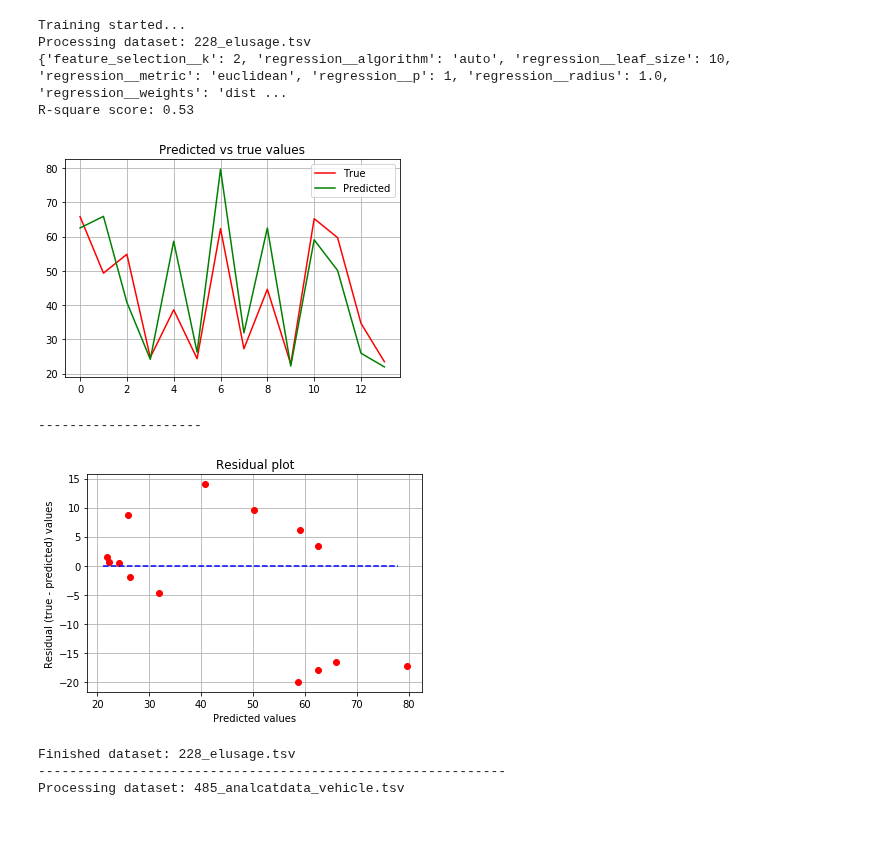
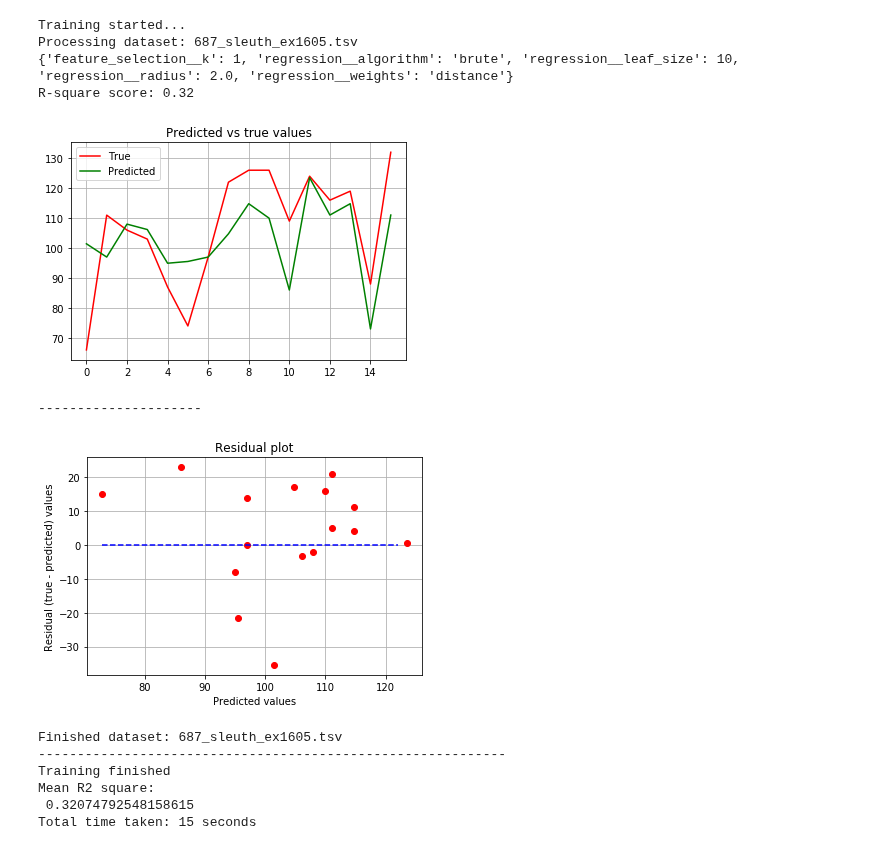
Before and after one commit to anuprulez/pmlb_regression, a Jupyter notebook: analyze_regression_RadiusNeighboursRegressor.ipynb, the cells around one changed output. Drawn from its saved outputs; the diff is of its cells as text; code cells hidden in the pictures.

```diff
--- a/analyze_regression_RadiusNeighboursRegressor.ipynb
+++ b/analyze_regression_RadiusNeighboursRegressor.ipynb
@@ -17,23 +17,25 @@ warnings.filterwarnings('ignore')
 
 %matplotlib inline
 start_time = time.time()
-datasets = ["228_elusage.tsv", "485_analcatdata_vehicle.tsv", "523_analcatdata_neavote.tsv", \
-            '663_rabe_266.tsv', '687_sleuth_ex1605.tsv']
+#datasets = ["228_elusage.tsv", "485_analcatdata_vehicle.tsv", "523_analcatdata_neavote.tsv", \
+#            '663_rabe_266.tsv', '687_sleuth_ex1605.tsv']
+
+datasets = ['687_sleuth_ex1605.tsv']
 
 regressor = Pipeline([
-  ('preprocessing', preprocessing.RobustScaler()),
+  ('preprocessing', preprocessing.MinMaxScaler()),
   ('feature_selection', SelectKBest(f_regression)),
   ('regression', neighbors.RadiusNeighborsRegressor())
 ])
-
+# ['auto', 'ball_tree', 'kd_tree', 'brute']
 ard_parameters = [{ \
     'feature_selection__k': [1, 2, 3, 4, 'all'], \
-    'regression__radius': [1.0, 2.0, 5.0, 10.0], \
+    'regression__radius': [2.0, 3.0, 4.0, 5.0], \
     'regression__weights': ['uniform', 'distance'], \
     'regression__algorithm': ['auto', 'ball_tree', 'kd_tree', 'brute'], \
     'regression__leaf_size': [10, 15, 30, 50, 70], \
-    'regression__p': [1, 2, 3, 4, 5], \
-    'regression__metric': ['euclidean', 'manhattan', 'minkowski'], \
+    #'regression__p': [1, 2, 3, 4, 5], \
+    #'regression__metric': ['euclidean', 'manhattan', 'minkowski'], \
 }]
 
 print('Training started...')
@@ -69,39 +71,42 @@ for d_set in datasets:
     plt.figure()
     plt.plot(y_test, color='r')
     plt.plot(prediction, color='g')
     plt.grid(True)
     plt.legend(['True', 'Predicted'])
     plt.title('Predicted vs true values')
     plt.show()
 
     print("---------------------")
 
     plt.figure()
     plt.plot(prediction, residual, 'ro')
     max_pred = int(np.max(prediction))
     min_pred = int(np.min(prediction))
     plt.plot(np.arange(min_pred, max_pred), [0 for i in range(max_pred - min_pred)], 'b--')
     plt.grid(True)
     plt.xlabel('Predicted values')
     plt.ylabel('Residual (true - predicted) values')
     plt.title('Residual plot')
     plt.show()
 
     print("Finished dataset: %s" % d_set)
     print("------------------------------------------------------------")
 
 print('Training finished')
 print("Mean R2 square: \n", np.mean(r2_scores))
 end_time = time.time()
 print('Total time taken: %d seconds' % int(end_time - start_time))
 # %% [output]
 Training started...
-Processing dataset: 228_elusage.tsv
-{'feature_selection__k': 2, 'regression__algorithm': 'auto', 'regression__leaf_size': 10, 'regression__metric': 'euclidean', 'regression__p': 1, 'regression__radius': 1.0, 'regression__weights': 'dist ...
-R-square score: 0.53
+Processing dataset: 687_sleuth_ex1605.tsv
+{'feature_selection__k': 1, 'regression__algorithm': 'brute', 'regression__leaf_size': 10, 'regression__radius': 2.0, 'regression__weights': 'distance'}
+R-square score: 0.32
-[figure, old version]
+[figure, new version]
 ---------------------
-[figure, old version]
+[figure, new version]
-Finished dataset: 228_elusage.tsv
+Finished dataset: 687_sleuth_ex1605.tsv
 ------------------------------------------------------------
-Processing dataset: 485_analcatdata_vehicle.tsv
+Training finished
+Mean R2 square:
+ 0.32074792548158615
+Total time taken: 15 seconds
```
